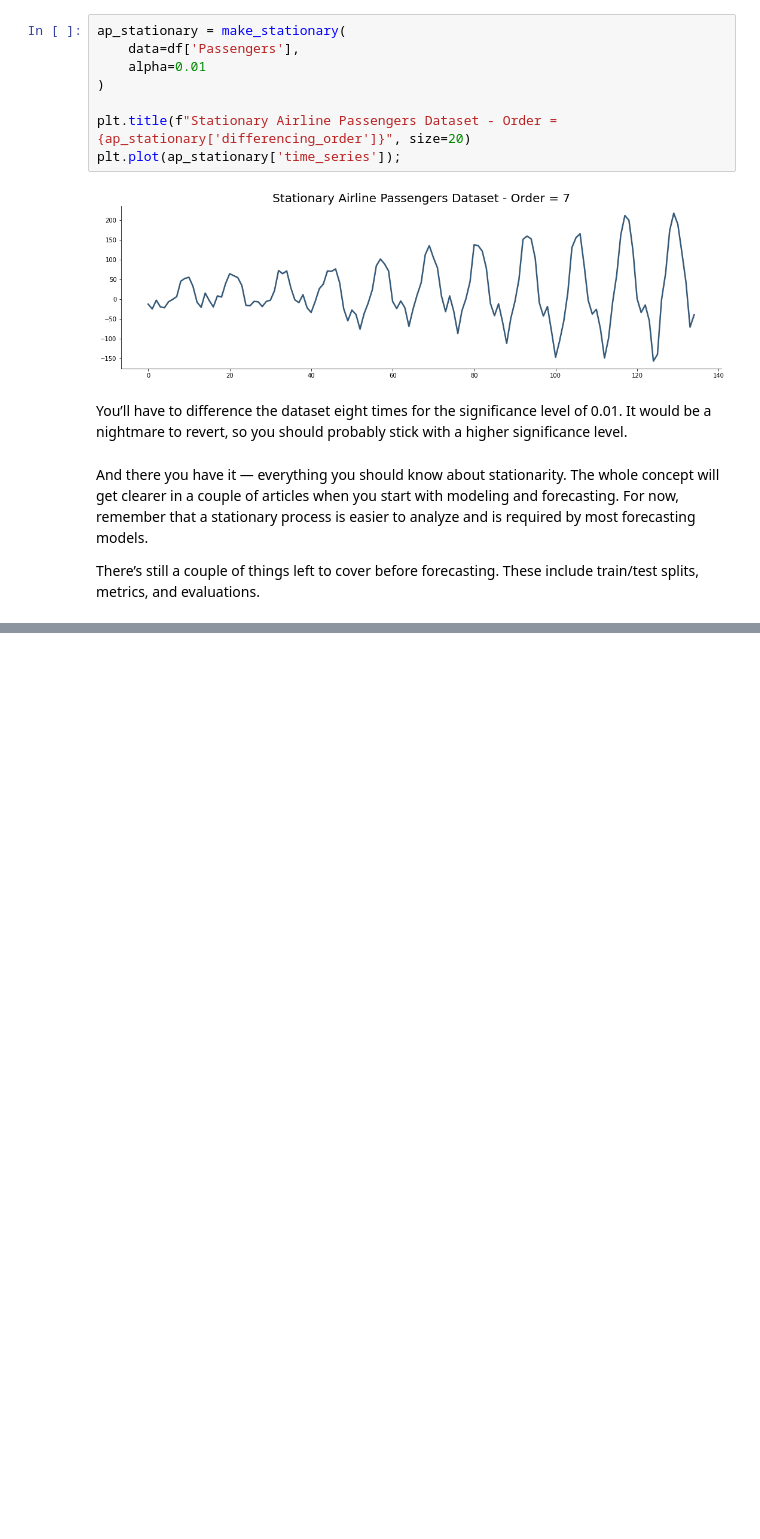
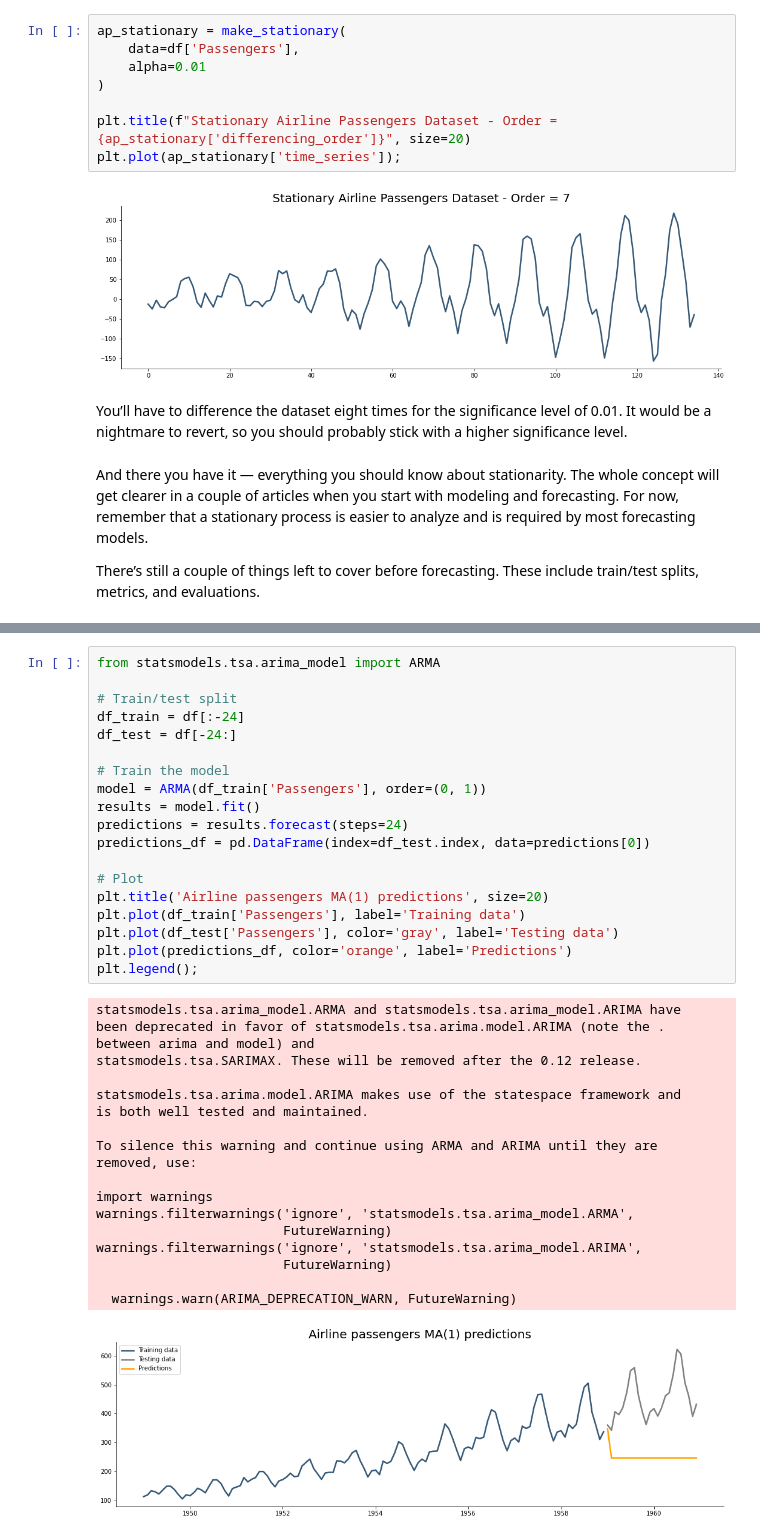
Before and after one commit to rfbaeta/codes-playground, a Jupyter notebook: toward_time_series.ipynb, the cells around one changed output, grey strips where cells are left out. Saved outputs shown, nothing was run; the diff lists cells and outputs as text; blank space fills up the shorter version.

```diff
--- a/toward_time_series.ipynb
+++ b/toward_time_series.ipynb
@@ -877,0 +1037,39 @@ There’s still a couple of things left to cover before forecasting. These inclu
+# %%
+from statsmodels.tsa.arima_model import ARMA
+
+# Train/test split
+df_train = df[:-24]
+df_test = df[-24:]
+
+# Train the model
+model = ARMA(df_train['Passengers'], order=(0, 1))
+results = model.fit()
+predictions = results.forecast(steps=24)
+predictions_df = pd.DataFrame(index=df_test.index, data=predictions[0])
+
+# Plot
+plt.title('Airline passengers MA(1) predictions', size=20)
+plt.plot(df_train['Passengers'], label='Training data')
+plt.plot(df_test['Passengers'], color='gray', label='Testing data')
+plt.plot(predictions_df, color='orange', label='Predictions')
+plt.legend();
+# %% [output]
+statsmodels.tsa.arima_model.ARMA and statsmodels.tsa.arima_model.ARIMA have
+been deprecated in favor of statsmodels.tsa.arima.model.ARIMA (note the .
+between arima and model) and
+statsmodels.tsa.SARIMAX. These will be removed after the 0.12 release.
+
+statsmodels.tsa.arima.model.ARIMA makes use of the statespace framework and
+is both well tested and maintained.
+
+To silence this warning and continue using ARMA and ARIMA until they are
+removed, use:
+
+import warnings
+warnings.filterwarnings('ignore', 'statsmodels.tsa.arima_model.ARMA',
+                        FutureWarning)
+warnings.filterwarnings('ignore', 'statsmodels.tsa.arima_model.ARIMA',
+                        FutureWarning)
+
+  warnings.warn(ARIMA_DEPRECATION_WARN, FutureWarning)
+[figure, added]
```
Also changed, not shown: parts of 45 cells of this notebook.
